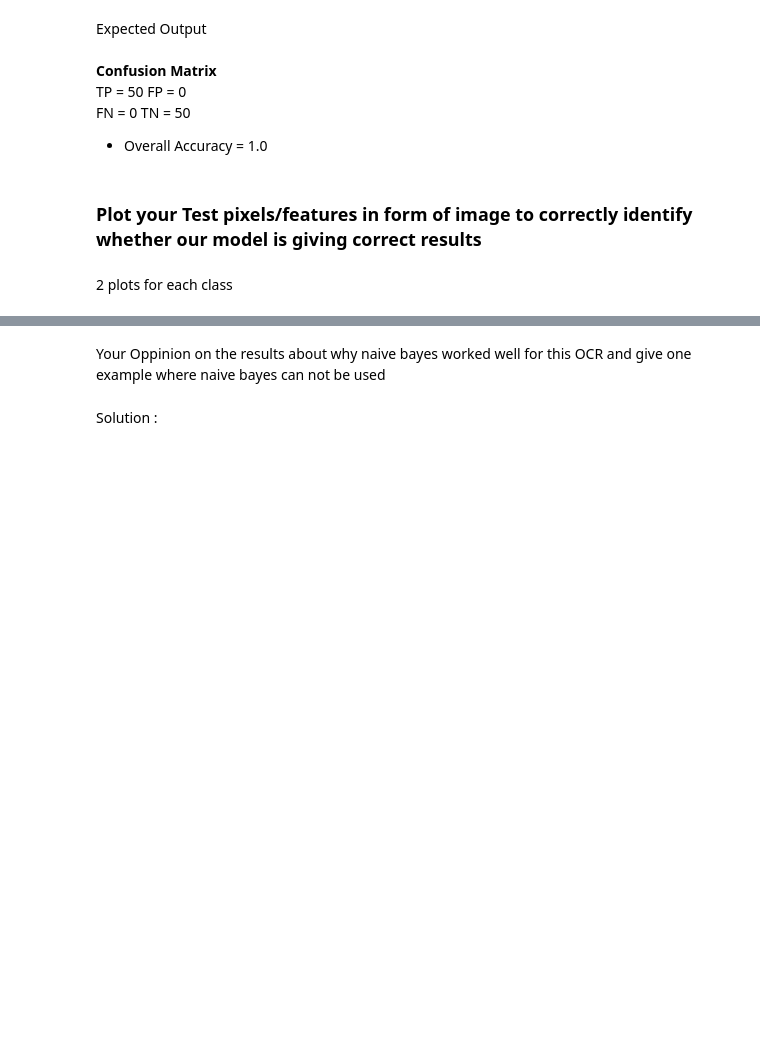
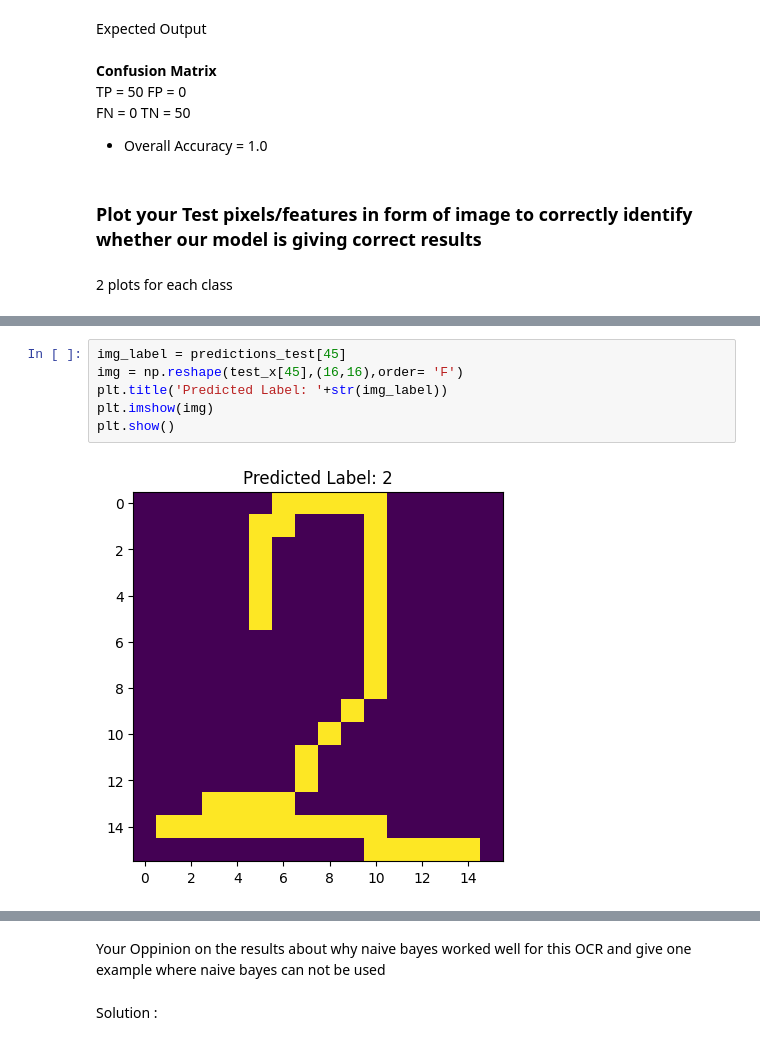
Before and after one commit to zubayr-ahmad/Machine-Learning-Assignments, a Jupyter notebook: A05_OCR/OCR.ipynb, the cells around one changed output, grey strips where cells are left out. Drawn from its saved outputs; the diff is of its cells as text; blank space fills up the shorter version.

```diff
--- a/A05_OCR/OCR.ipynb
+++ b/A05_OCR/OCR.ipynb
@@ -339,0 +343,8 @@ FN =  0 	TN =  50
+# %%
+img_label = predictions_test[45]
+img = np.reshape(test_x[45],(16,16),order= 'F')
+plt.title('Predicted Label: '+str(img_label))
+plt.imshow(img)
+plt.show()
+# %% [output]
+[figure, added]
```
Also changed, not shown: parts of 5 cells of this notebook.
